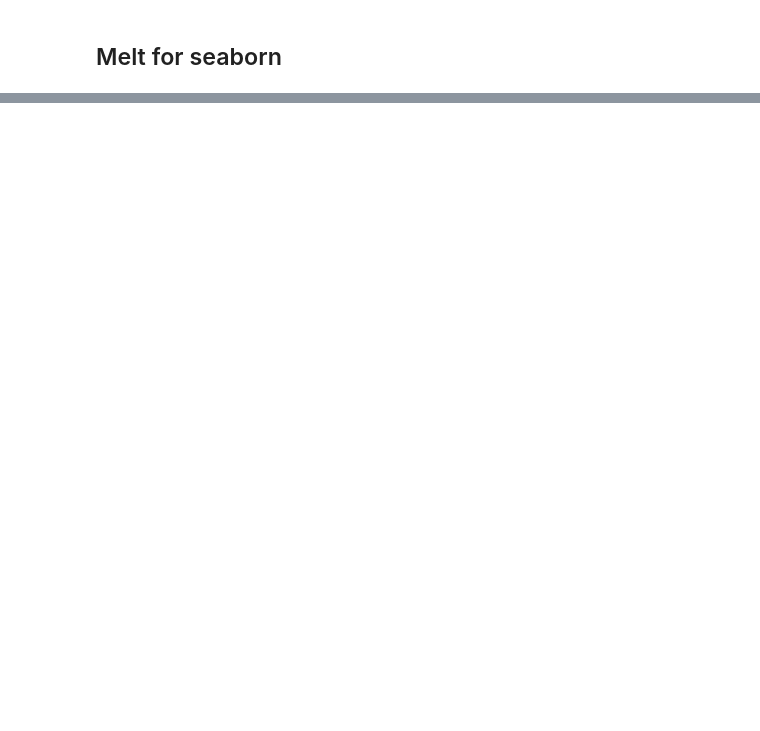
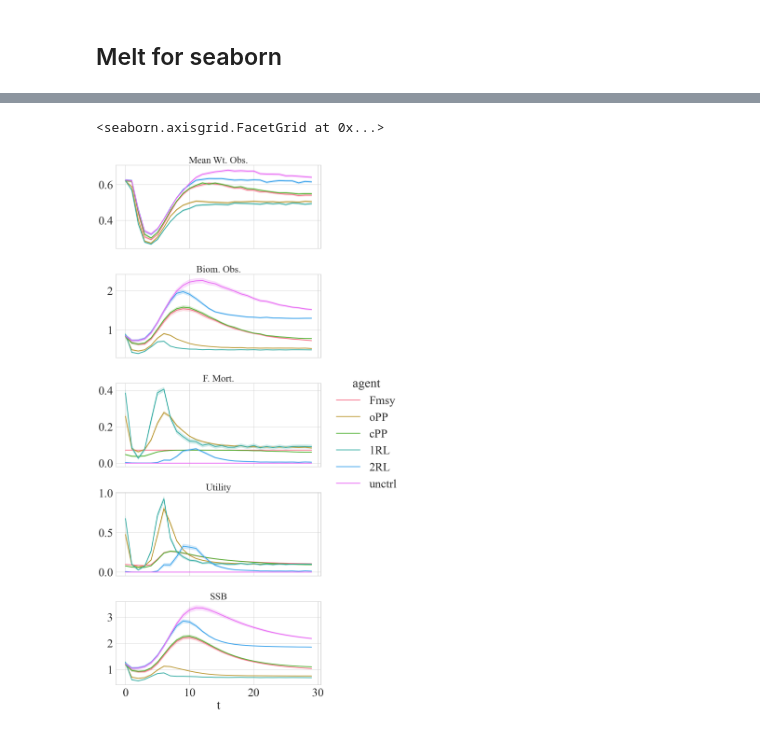
Before and after one commit to boettiger-lab/rl4fisheries, a Jupyter notebook: notebooks/experimenting/aftermath.ipynb, the cells around one changed output, grey strips where cells are left out. Cells and saved outputs as stored; diff of their text form; code cells hidden in the pictures; blank space fills up the shorter version.

```diff
--- a/notebooks/experimenting/aftermath.ipynb
+++ b/notebooks/experimenting/aftermath.ipynb
@@ -285,11 +286,15 @@ def simulate_aftermath(agent, asm, num_steps, observed_var):
         mwt = min_wt + (max_wt - min_wt) * (mwt + 1) / 2
         action, action_info = safe_predict(agent, obs, observed_var)
         mort = asm.mortality_units(action)[0]
-        # if type(UM1_Agents['Fmsy']) == rl4fisheries.agents.msy.FMsy:
-        #     mort = mort[0] # I have no clue why FMsy agents are behaving differently here...
-        #     # nope, this didn't work
+        #
         ssb = asm.ssb
         new_obs, rew, term, trunc, info = asm.step(action)
+        #
+        # not sure why this is necessary for some Fmsy agents... probably some typo somewhere
+        if not isinstance(mort, Number):
+            mort = mort[0]
+        if not isinstance(rew, Number):
+            rew = rew[0]
         #
         mwts.append(mwt)
         bmss.append(bms)
@@ -345,15 +350,15 @@ def generate_simulations(
     # I couldn't fix it inside the simulation generation function
     # whelp, here's the non-elegant but will-do fix for now...
     #
-    aftermath_dfs['Fmsy']['mort'] = aftermath_dfs['Fmsy'].apply(
-        axis=1,
-        func=lambda row: row['mort'][0]
-    )
+    # aftermath_dfs['Fmsy']['mort'] = aftermath_dfs['Fmsy'].apply(
+    #     axis=1,
+    #     func=lambda row: row['mort'][0]
+    # )
 
-    aftermath_dfs['Fmsy']['rew'] = aftermath_dfs['Fmsy'].apply(
-        axis=1,
-        func=lambda row: row['rew'][0]
-    )
+    # aftermath_dfs['Fmsy']['rew'] = aftermath_dfs['Fmsy'].apply(
+    #     axis=1,
+    #     func=lambda row: row['rew'][0]
+    # )
     #
     return aftermath_dfs
 # %%
@@ -434,26 +450,29 @@ sns.axes_style(
 # %%
-g = sns.relplot(
+g1 = sns.relplot(
     data=melted_UM1_df,
     x='t',
     y='value',
     hue='agent',
     row='nice_var',
     kind='line',
     aspect=2.2,
     linewidth=2.5,
     facet_kws={'sharey': False}
 )
-g.set_titles(row_template="{row_name}", size=30)
-g.set_axis_labels("t", "")
-g.tight_layout()
+g1.set_titles(row_template="{row_name}", size=30)
+g1.set_axis_labels("t", "")
+g1.tight_layout()
 
 mpl.rcParams['axes.linewidth'] = 4
-for idx, ax in enumerate(g.axes.ravel()):
+for idx, ax in enumerate(g1.axes.ravel()):
         ax.spines['right'].set_visible(True)
         ax.spines['left'].set_visible(True)
         ax.spines['top'].set_visible(True)
         ax.spines['bottom'].set_visible(True)
 
-g.savefig("../../../peer-review/myst/figures/aftermath-um1.jpeg")
-g
+g1.savefig("../../../peer-review/myst/figures/aftermath-um1.jpeg")
+g1
+# %% [output]
+<seaborn.axisgrid.FacetGrid at 0x...>
+[figure, added]
 # %%
```
Also changed, not shown: parts of 19 cells of this notebook.
